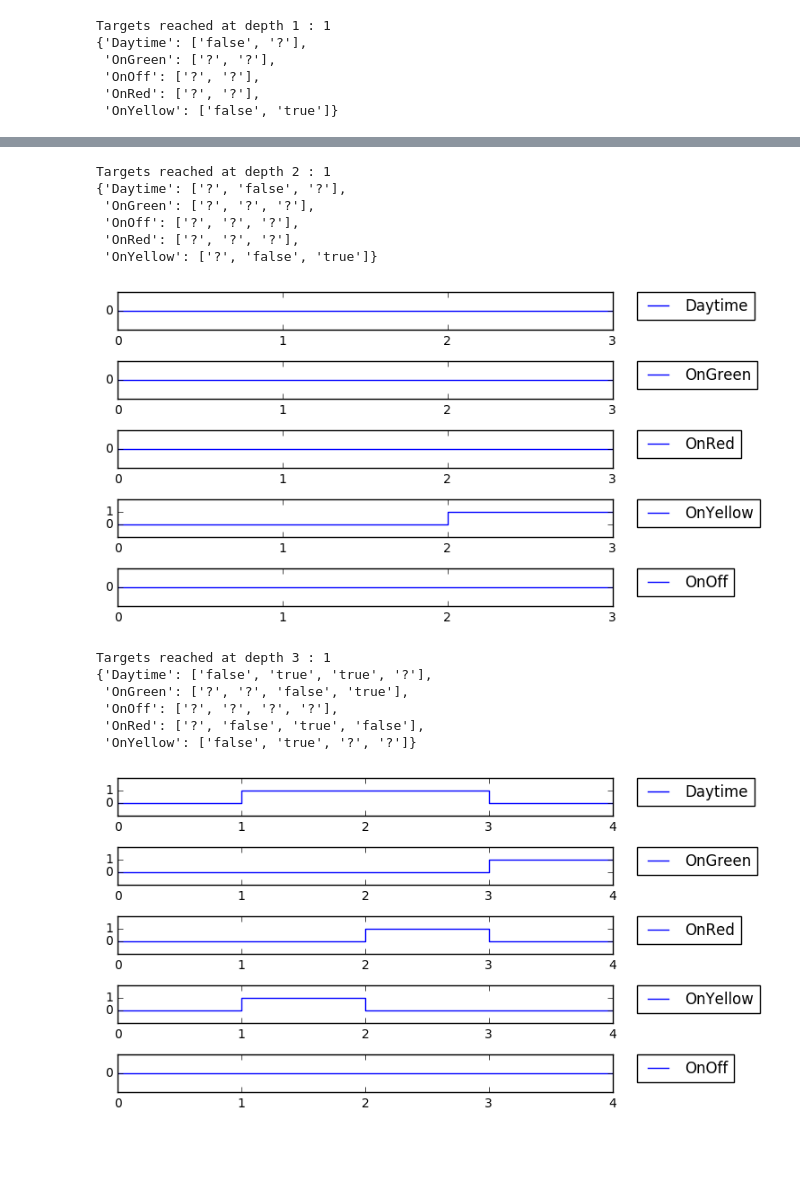
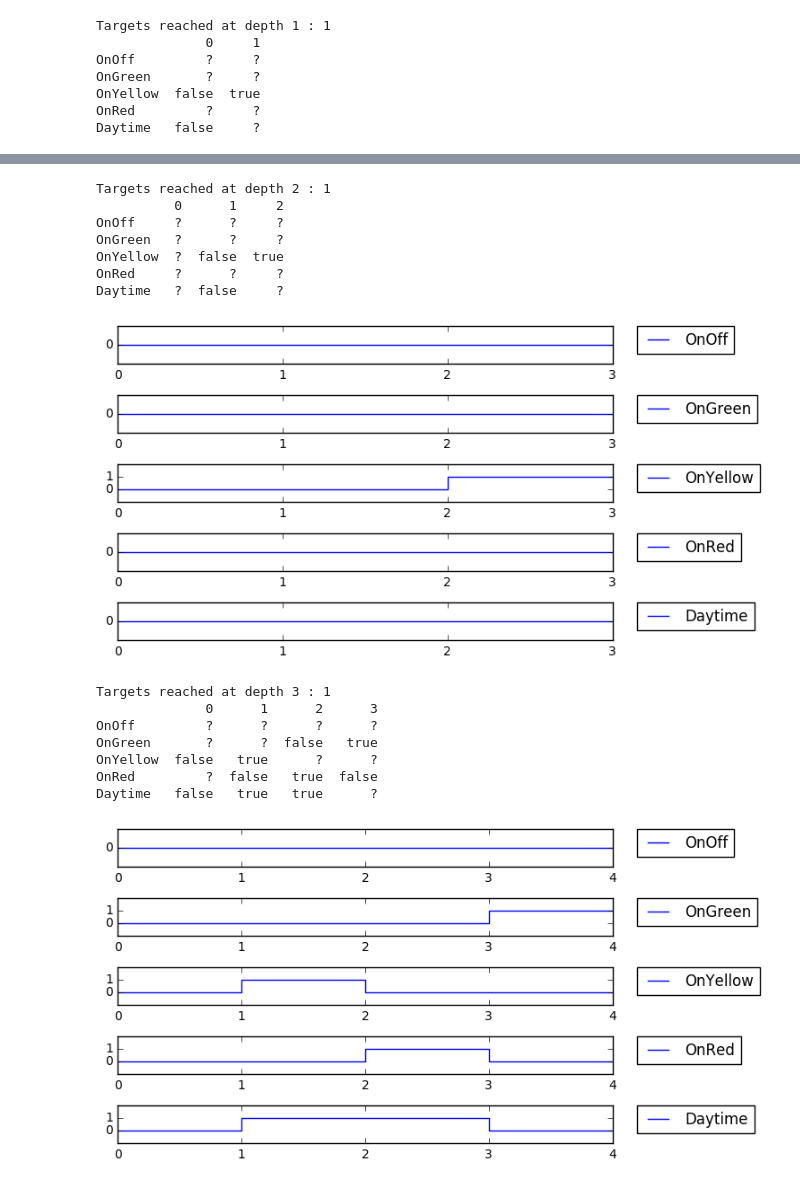
Before and after one commit to formalmethods/intrepid, a Jupyter notebook: examples/jupyter-notebooks/traffic_light/TrafficLight.ipynb, the cells around one changed output, grey strips where cells are left out. Saved outputs shown, nothing was run; the diff lists cells and outputs as text; code cells hidden in the pictures; blank space fills up the shorter version.

Commit message:
Improved utils

```diff
--- a/examples/jupyter-notebooks/traffic_light/TrafficLight.ipynb
+++ b/examples/jupyter-notebooks/traffic_light/TrafficLight.ipynb
@@ -3,7 +3,6 @@ import intrepid as ip
 import intrepid.utils
 import intrepid.plots
 import imp
-import pprint
 
 f, filename, description = imp.find_module('traffic_light')
 traffic_light = imp.load_module('TrafficLight', f, filename, description)
@@ -25,15 +24,14 @@ ip.bmc_add_target(ctx, bmc, targetYellow)
 ip.bmc_add_target(ctx, bmc, targetRed)
 ip.bmc_add_target(ctx, bmc, targetOff)
 
-print 'HERE'
-
 for depth in range(4):
     reachedTargets = ip.utils.bmc_reach_at_depth(ctx, bmc, depth)
     if len(reachedTargets) > 0:
         print 'Targets reached at depth', depth, ':', len(reachedTargets)
         cex = ip.bmc_get_counterexample(ctx, bmc, reachedTargets[0])
         cexDict = ip.utils.counterexample_get_as_dictionary(ctx, cex, myTrafficLight.inputs, {})
-        pprint.pprint(cexDict, indent=1)
+        df = ip.utils.counterexample_get_as_dataframe(cexDict)
+        print df
         ip.plots.plot_counterexample_dictionary(cexDict)
     else:
         print 'No target reacheable at depth:', depth
@@ -51,6 +49,7 @@ Targets reached at depth 0 : 1
 Targets reached at depth 1 : 1
-{'Daytime': ['false', '?'],
- 'OnGreen': ['?', '?'],
- 'OnOff': ['?', '?'],
- 'OnRed': ['?', '?'],
- 'OnYellow': ['false', 'true']}
+              0     1
+OnOff         ?     ?
+OnGreen       ?     ?
+OnYellow  false  true
+OnRed         ?     ?
+Daytime   false     ?
@@ -58,14 +57,16 @@ Targets reached at depth 1 : 1
 Targets reached at depth 2 : 1
-{'Daytime': ['?', 'false', '?'],
- 'OnGreen': ['?', '?', '?'],
- 'OnOff': ['?', '?', '?'],
- 'OnRed': ['?', '?', '?'],
- 'OnYellow': ['?', 'false', 'true']}
+          0      1     2
+OnOff     ?      ?     ?
+OnGreen   ?      ?     ?
+OnYellow  ?  false  true
+OnRed     ?      ?     ?
+Daytime   ?  false     ?
-[figure, old version]
+[figure, new version]
 Targets reached at depth 3 : 1
-{'Daytime': ['false', 'true', 'true', '?'],
- 'OnGreen': ['?', '?', 'false', 'true'],
- 'OnOff': ['?', '?', '?', '?'],
- 'OnRed': ['?', 'false', 'true', 'false'],
- 'OnYellow': ['false', 'true', '?', '?']}
+              0      1      2      3
+OnOff         ?      ?      ?      ?
+OnGreen       ?      ?  false   true
+OnYellow  false   true      ?      ?
+OnRed         ?  false   true  false
+Daytime   false   true   true      ?
-[figure, old version]
+[figure, new version]
```
Also changed, not shown: parts of 1 cell of this notebook, 1 other file.
